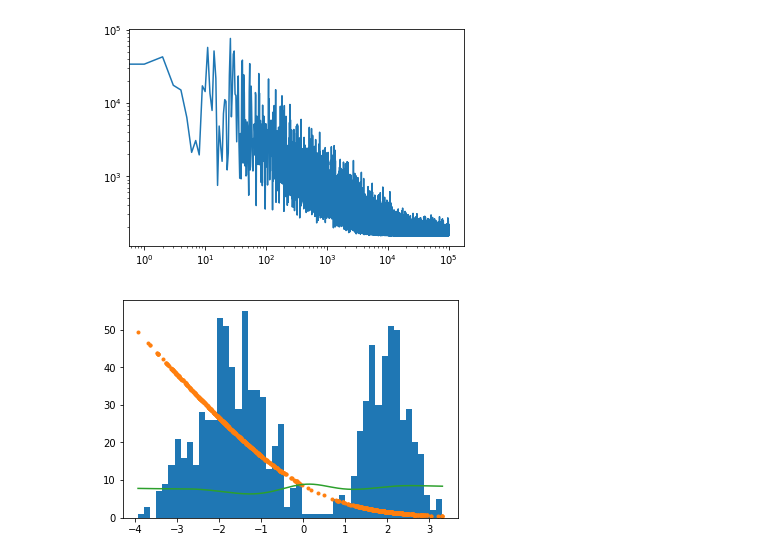
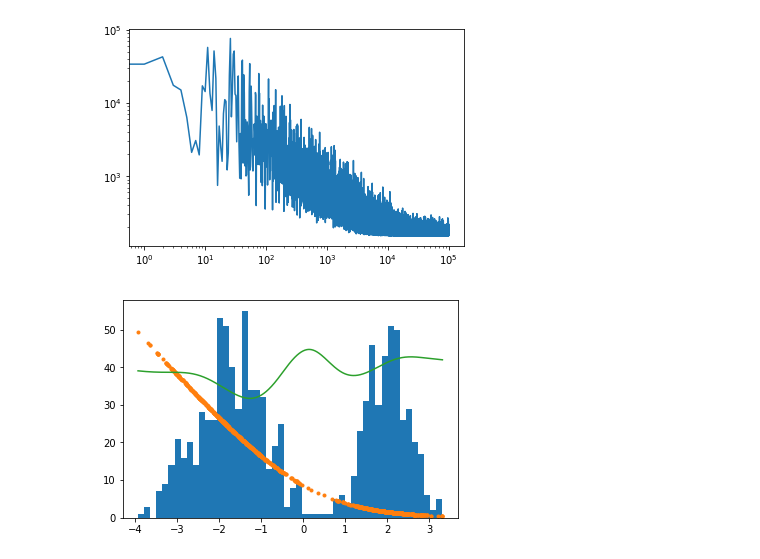
Before and after one commit to chongguo/ADVI-pymc3-Fashion-MNIST, a Jupyter notebook: Understanding BBB.ipynb, the cells around one changed output. Drawn from its saved outputs; the diff is of its cells as text; code cells hidden in the pictures.

```diff
--- a/Understanding BBB.ipynb
+++ b/Understanding BBB.ipynb
@@ -289,7 +289,7 @@ plt.show()
 # %%
 plt.hist(x,50)
 plt.plot(x,y_sig*50,'.')
-plt.plot(x_grid,(y_std)*100)
+plt.plot(x_grid,(y_std)*500)
 plt.show()
 # %% [output]
-[figure, old version]
+[figure, new version]
```
